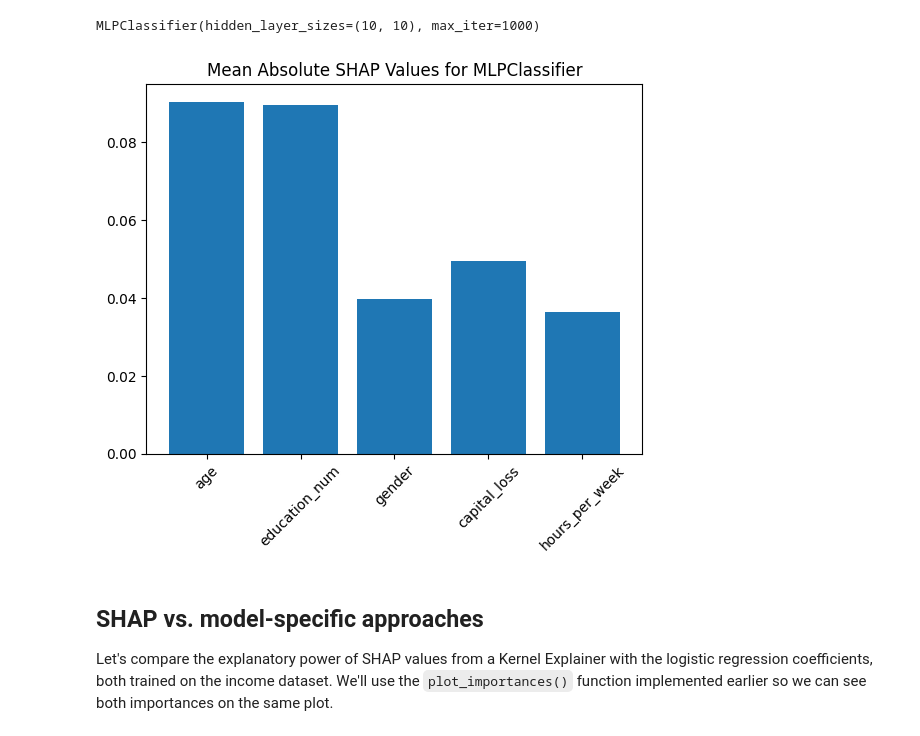
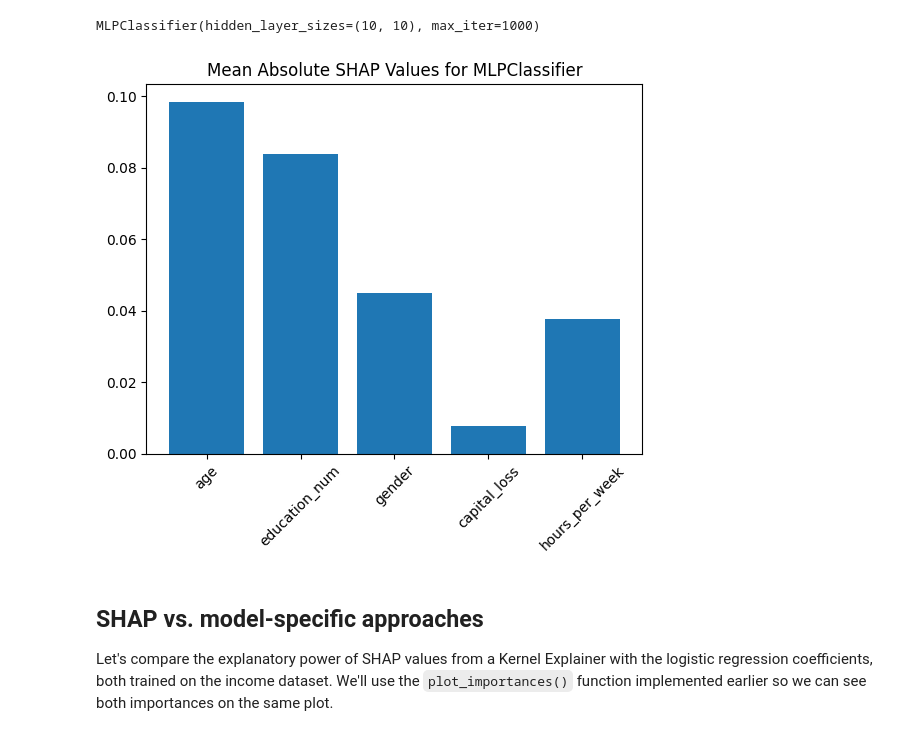
Before and after one commit to MichaelSzczepaniak/MLAIProjects, a Jupyter notebook: ExplainableML/ExplainableML.ipynb, the cells around one changed output. Cells and saved outputs as stored; diff of their text form; code cells hidden in the pictures.

Commit message:
revise explainer computation to use test set

```diff
--- a/ExplainableML/ExplainableML.ipynb
+++ b/ExplainableML/ExplainableML.ipynb
@@ -655,17 +657,17 @@ explainer = shap.KernelExplainer(
 )
 
 # Calculate SHAP values
-shap_values = explainer.shap_values(X_train_inc)
+shap_values = explainer.shap_values(X_test_inc)
 # %%
 # Calculate mean absolute SHAP values
 mean_abs_shap = np.abs(shap_values[:, :,1]).mean(axis=0)
 
-plt.bar(X_train_inc.columns, mean_abs_shap)
+plt.bar(X_test_inc.columns, mean_abs_shap)
 plt.title('Mean Absolute SHAP Values for MLPClassifier')
 plt.xticks(rotation=45)
 plt.show()
 # %% [output]
-[figure, old version]
+[figure, new version]
 # %% [markdown]
 ## SHAP vs. model-specific approaches
 
```
Also changed, not shown: parts of 22 cells of this notebook.
